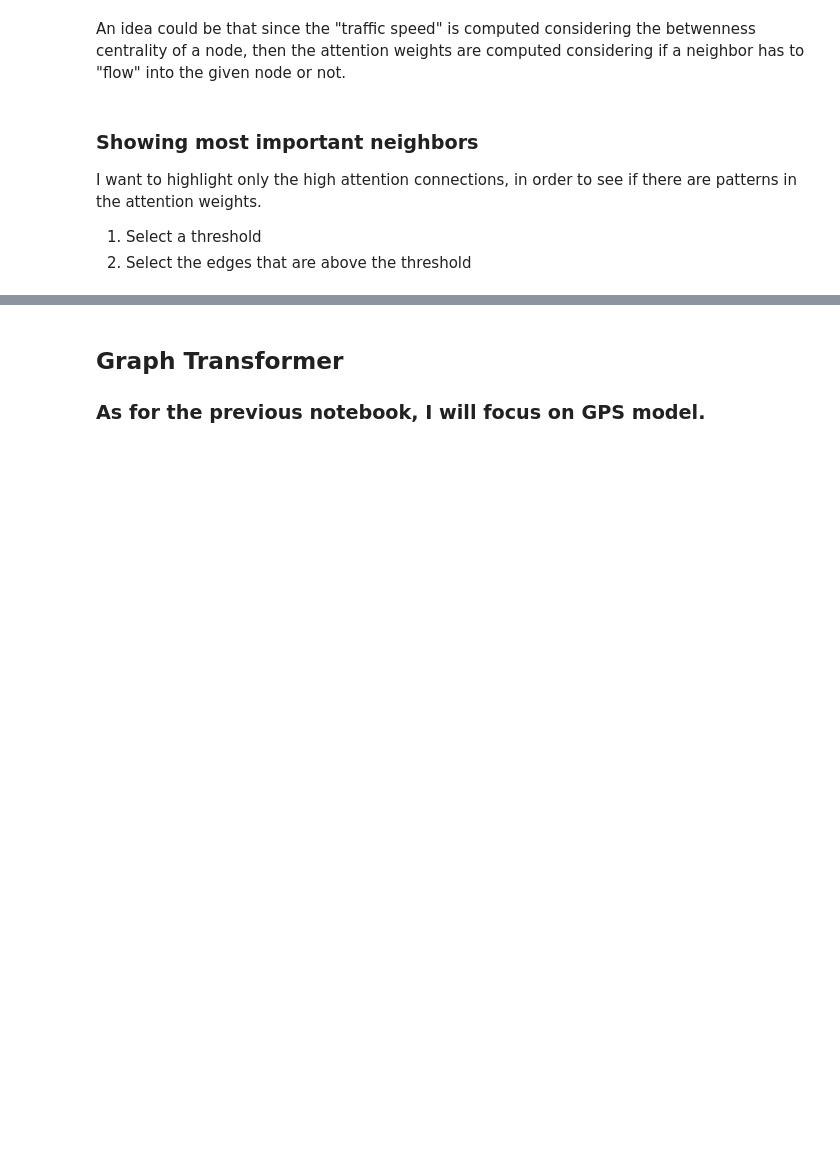
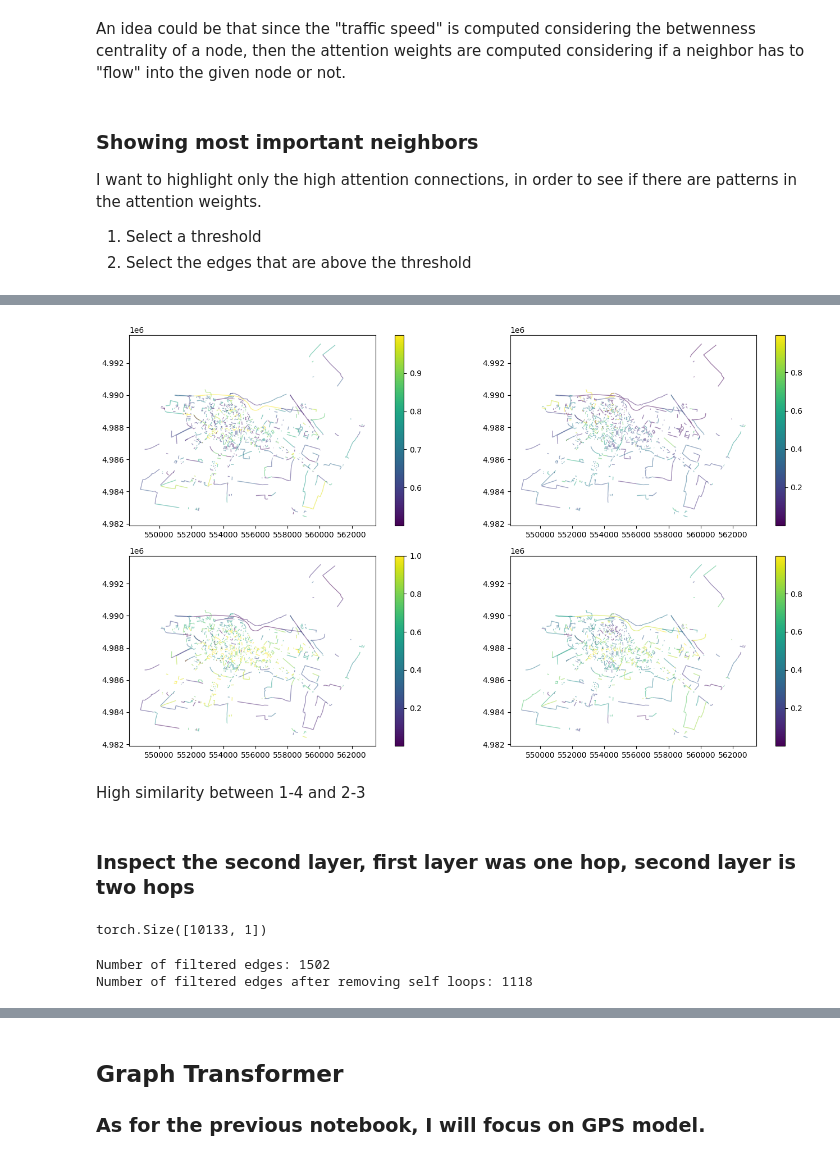
Before and after one commit to StefanoCarotti/FBK, a Jupyter notebook: GDS/CR/Attention.ipynb, the cells around one changed output, grey strips where cells are left out. Saved outputs shown, nothing was run; the diff lists cells and outputs as text; code cells hidden in the pictures; blank space fills up the shorter version.

```diff
--- a/GDS/CR/Attention.ipynb
+++ b/GDS/CR/Attention.ipynb
@@ -389,0 +375,24 @@ plt.show()
+# %%
+# plot all 4 attention heads scores
+fig, axs = plt.subplots(2, 2, figsize=(14, 8))
+ax1, ax2, ax3, ax4 = axs.flatten()
+edges_gnn_filtered.plot(ax=ax1, linewidth=1, alpha=0.5, column='Attention Score 1', cmap='viridis', legend=True)
+
+edges_gnn_filtered.plot(ax=ax2, linewidth=1, alpha=0.5, column='Attention Score 2', cmap='viridis', legend=True)
+
+edges_gnn_filtered.plot(ax=ax3, linewidth=1, alpha=0.5, column='Attention Score 3', cmap='viridis', legend=True)
+
+edges_gnn_filtered.plot(ax=ax4, linewidth=1, alpha=0.5, column='Attention Score 4', cmap='viridis', legend=True)
+
+plt.tight_layout()
+plt.show()
+# %% [output]
+[figure, added]
+# %% [markdown]
+High similarity between 1-4 and 2-3
+# %% [markdown]
+### Inspect the second layer, first layer was one hop, second layer is two hops
+# %%
+attn2.shape
+# %% [output]
+torch.Size([10133, 1])
@@ -389,0 +410,20 @@ plt.show()
+# %%
+# translate node index to osmid
+filtered_edges_osmid = []
+for i in range(filtered_edges.shape[1]):
+    filtered_edges_osmid.append([nodes_gnn['osmid'][filtered_edges[0][i]], nodes_gnn['osmid'][filtered_edges[1][i]]])
+filtered_edges_osmid = pd.DataFrame(filtered_edges_osmid, columns=['u', 'v'])
+filtered_edges_osmid.shape
+filtered_edges_osmid['Attention Score'] = filtered_att.cpu().detach().numpy()
+print(f"Number of filtered edges: {len(filtered_edges_osmid)}")
+# self attention, find the self loops
+self_loops = []
+for i in range(filtered_edges.shape[1]):
+    if filtered_edges[0][i] == filtered_edges[1][i]:
+        self_loops.append(filtered_edges_osmid.iloc[i])
+self_loops = pd.DataFrame(self_loops, columns=['u', 'v'])
+filtered_edges_osmid = filtered_edges_osmid[~filtered_edges_osmid.isin(self_loops)].dropna()
+print(f"Number of filtered edges after removing self loops: {len(filtered_edges_osmid)}")
+# %% [output]
+Number of filtered edges: 1502
+Number of filtered edges after removing self loops: 1118
```
Also changed, not shown: parts of 16 cells of this notebook.
